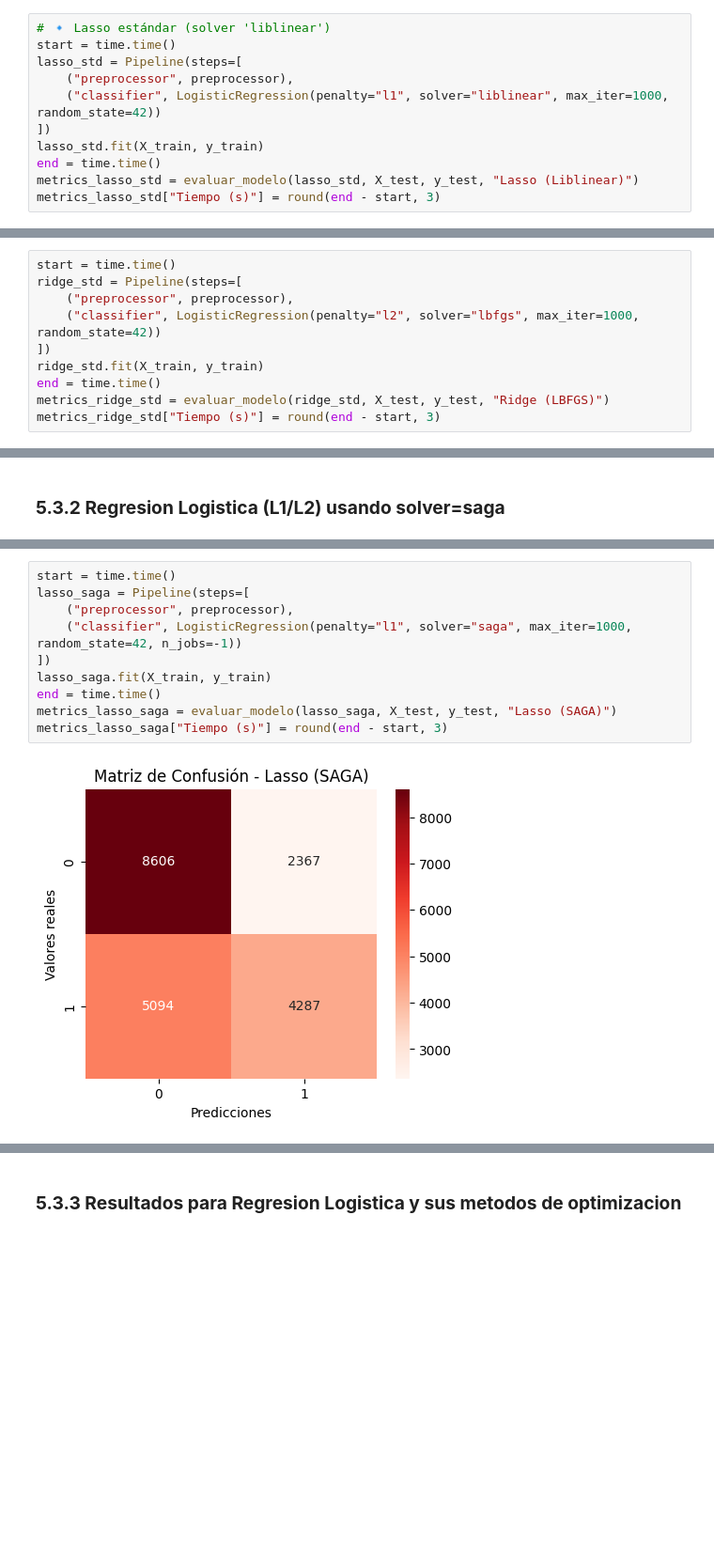
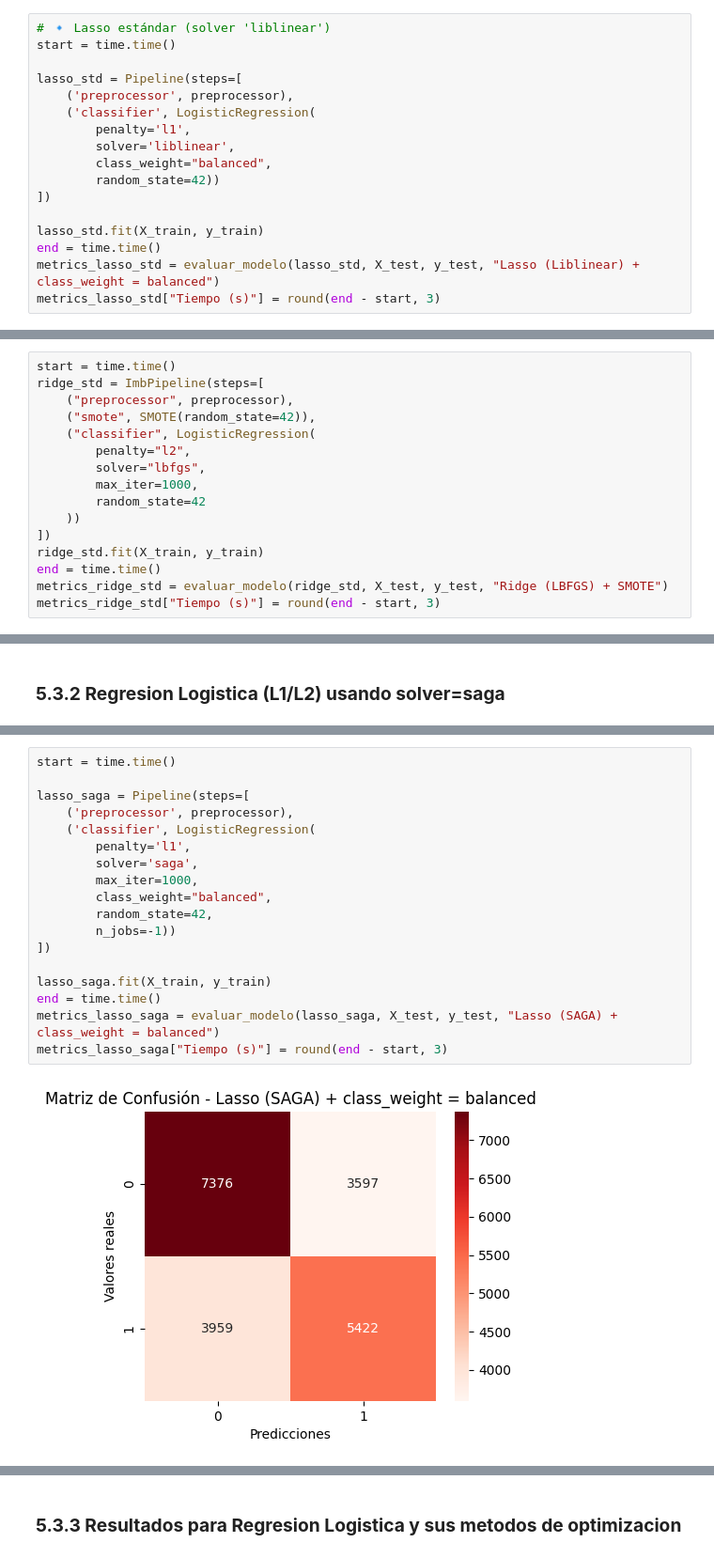
Before and after one commit to juantellas/PF_GestHospitalClasificacion_Entrega3, a Jupyter notebook: 5_optimizacioncomputacional/5_optimizacioncomputacional.ipynb, the cells around one changed output, grey strips where cells are left out. Shown at 94% size. Cells and saved outputs as stored; diff of their text form; blank space fills up the shorter version.

```diff
--- a/5_optimizacioncomputacional/5_optimizacioncomputacional.ipynb
+++ b/5_optimizacioncomputacional/5_optimizacioncomputacional.ipynb
@@ -493,12 +603,18 @@ def evaluar_modelo(modelo, X_test, y_test, nombre_modelo="Modelo"):
 # %%
 # 🔹 Lasso estándar (solver 'liblinear')
 start = time.time()
+
 lasso_std = Pipeline(steps=[
-    ("preprocessor", preprocessor),
-    ("classifier", LogisticRegression(penalty="l1", solver="liblinear", max_iter=1000, random_state=42))
+    ('preprocessor', preprocessor),
+    ('classifier', LogisticRegression(
+        penalty='l1',
+        solver='liblinear',
+        class_weight="balanced",
+        random_state=42))
 ])
+
 lasso_std.fit(X_train, y_train)
 end = time.time()
-metrics_lasso_std = evaluar_modelo(lasso_std, X_test, y_test, "Lasso (Liblinear)")
+metrics_lasso_std = evaluar_modelo(lasso_std, X_test, y_test, "Lasso (Liblinear) + class_weight = balanced")
 metrics_lasso_std["Tiempo (s)"] = round(end - start, 3)
 # %% [output]
@@ -518,12 +636,18 @@ weighted avg       0.64      0.63      0.62     20354
 # %%
 start = time.time()
-ridge_std = Pipeline(steps=[
+ridge_std = ImbPipeline(steps=[
     ("preprocessor", preprocessor),
-    ("classifier", LogisticRegression(penalty="l2", solver="lbfgs", max_iter=1000, random_state=42))
+    ("smote", SMOTE(random_state=42)),
+    ("classifier", LogisticRegression(
+        penalty="l2",
+        solver="lbfgs",
+        max_iter=1000,
+        random_state=42
+    ))
 ])
 ridge_std.fit(X_train, y_train)
 end = time.time()
-metrics_ridge_std = evaluar_modelo(ridge_std, X_test, y_test, "Ridge (LBFGS)")
+metrics_ridge_std = evaluar_modelo(ridge_std, X_test, y_test, "Ridge (LBFGS) + SMOTE")
 metrics_ridge_std["Tiempo (s)"] = round(end - start, 3)
 # %% [output]
 STOP: TOTAL NO. of ITERATIONS REACHED LIMIT.
@@ -551,12 +677,20 @@ weighted avg       0.64      0.63      0.62     20354
 # %%
 start = time.time()
+
 lasso_saga = Pipeline(steps=[
-    ("preprocessor", preprocessor),
-    ("classifier", LogisticRegression(penalty="l1", solver="saga", max_iter=1000, random_state=42, n_jobs=-1))
+    ('preprocessor', preprocessor),
+    ('classifier', LogisticRegression(
+        penalty='l1',
+        solver='saga',
+        max_iter=1000,
+        class_weight="balanced",
+        random_state=42,
+        n_jobs=-1))
 ])
+
 lasso_saga.fit(X_train, y_train)
 end = time.time()
-metrics_lasso_saga = evaluar_modelo(lasso_saga, X_test, y_test, "Lasso (SAGA)")
+metrics_lasso_saga = evaluar_modelo(lasso_saga, X_test, y_test, "Lasso (SAGA) + class_weight = balanced")
 metrics_lasso_saga["Tiempo (s)"] = round(end - start, 3)
 # %% [output]
-[figure, old version]
+[figure, new version]
```
Also changed, not shown: parts of 49 cells of this notebook.
